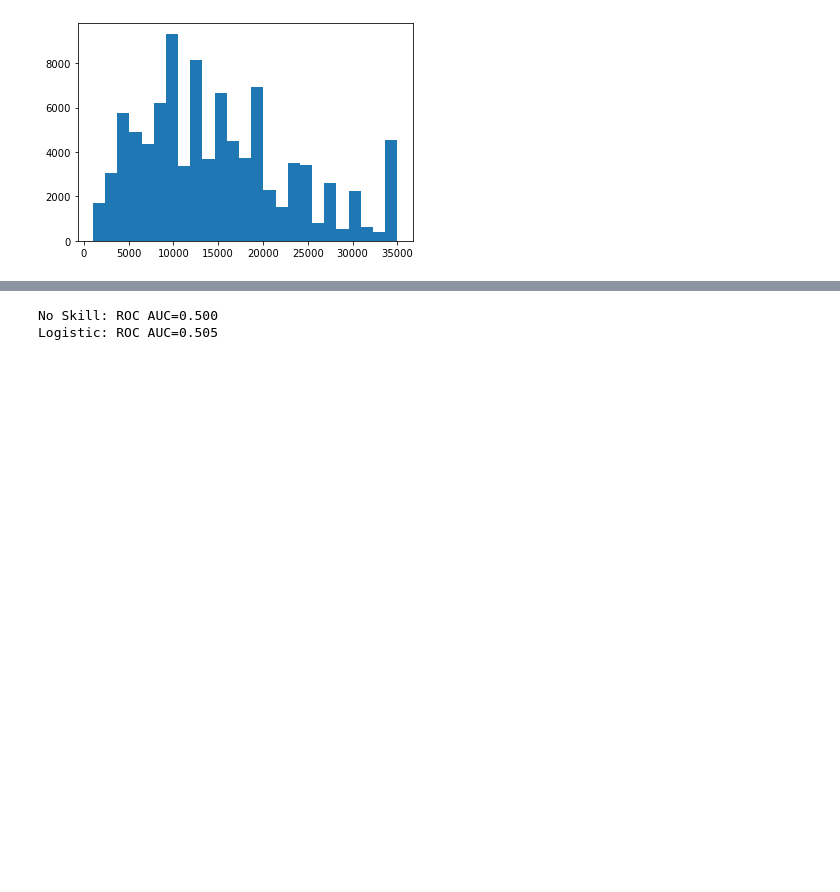
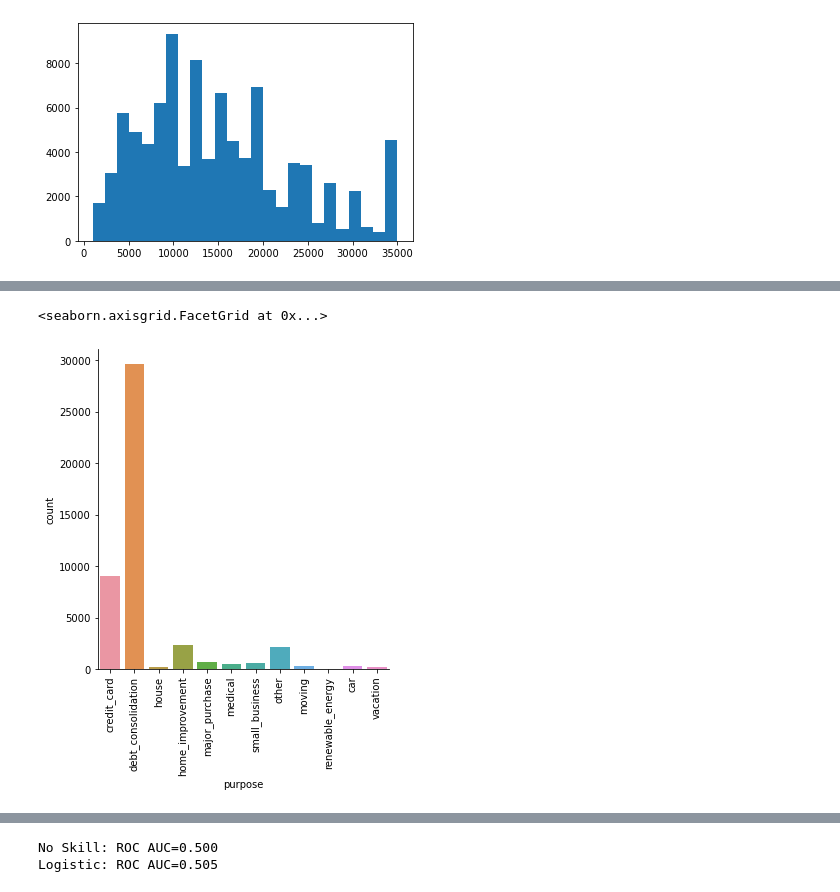
Before and after one commit to MarlonFacey/LoanDataLogReg, a Jupyter notebook: Loan Data EDA.ipynb, the cells around one changed output, grey strips where cells are left out. Drawn from its saved outputs; the diff is of its cells as text; code cells hidden in the pictures; blank space fills up the shorter version.

Commit message:
Added one more graph played around with the regression

```diff
--- a/Loan Data EDA.ipynb
+++ b/Loan Data EDA.ipynb
@@ -161,3 +161,9 @@ ax = sn.boxplot(y=df['emp_length'], x=df['loan_status'])
+# %%
+ax = sn.catplot(x="purpose", kind="count", data=small_dataset[(small_dataset["loan_status"] == "Charged Off") | (small_dataset["loan_status"] == "Default")])
+ax.set_xticklabels(rotation=90)
+# %% [output]
+<seaborn.axisgrid.FacetGrid at 0x...>
+[figure, added]
 # %%
 df.describe()
 # %% [output]
```
Also changed, not shown: parts of 16 cells of this notebook.
